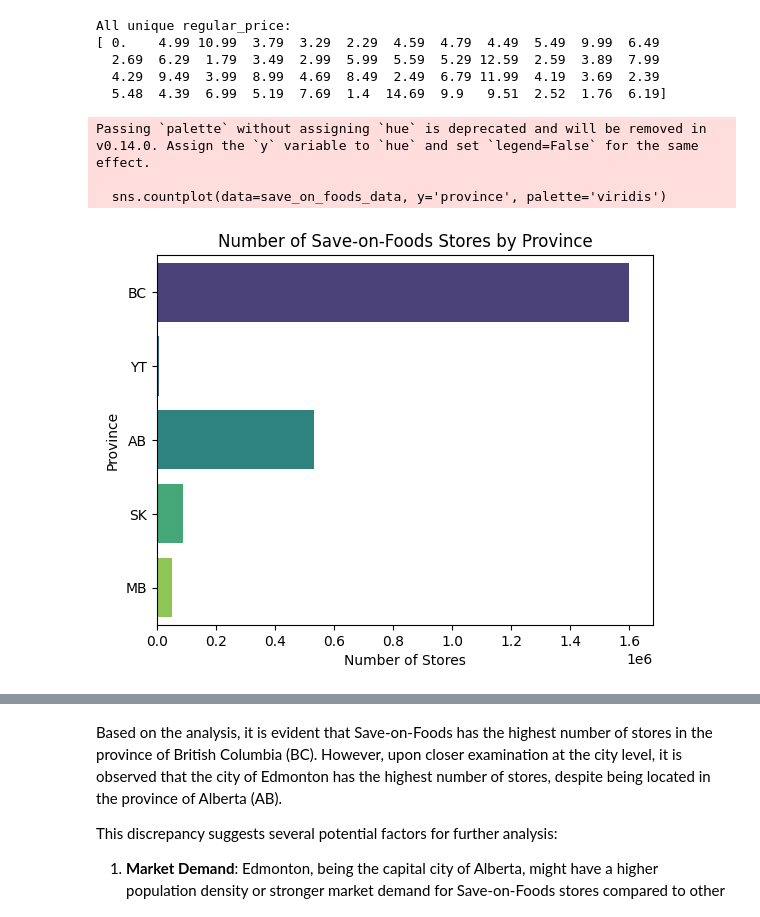
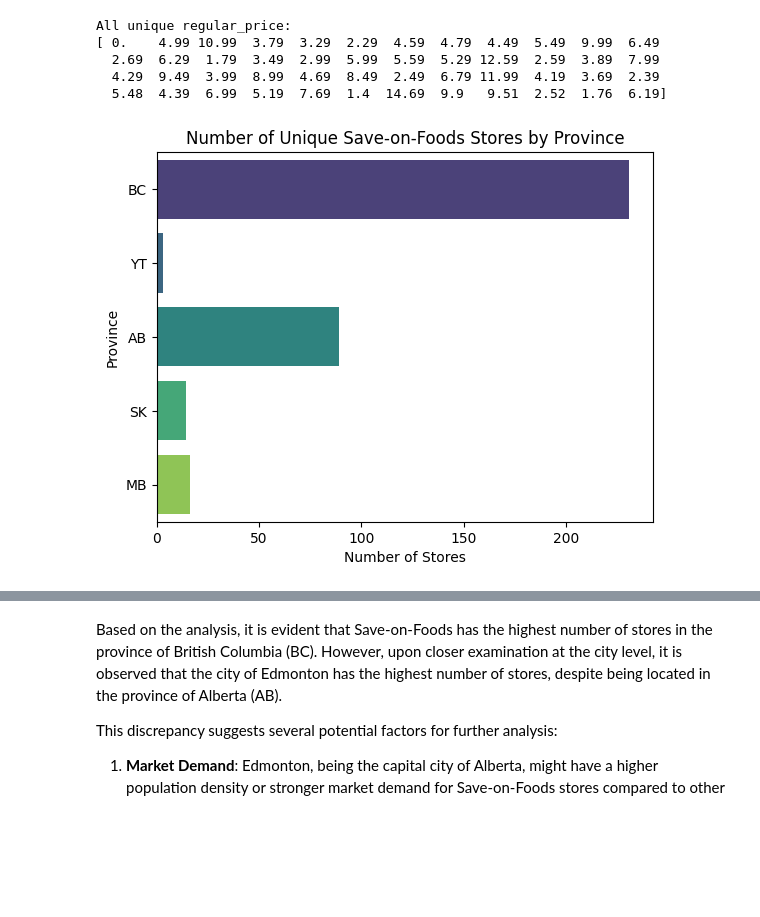
Before and after one commit to leningschulich/schulich_data_science, a Jupyter notebook: acp/Dynamic_Pricing_V1.ipynb, the cells around one changed output, grey strips where cells are left out. Drawn from its saved outputs; the diff is of its cells as text; code cells hidden in the pictures; blank space fills up the shorter version.

```diff
--- a/acp/Dynamic_Pricing_V1.ipynb
+++ b/acp/Dynamic_Pricing_V1.ipynb
@@ -52,7 +51,7 @@ import seaborn as sns
 # %% [markdown]
 ##### 1.2 Load Dataset
 # %%
-df = pd.read_csv('/Users/StarLi/Downloads/pmg-more-than-50-products.csv')
+df = pd.read_csv('/Users/frieda/Desktop/New Folder With Items/pmg-more-than-50-products.csv')
 df
 # %% [output]
 |  | product_id | product_matching_group_id | brand_name | name | company_product_id | category | ... |
@@ -810,18 +809,18 @@ All unique regular_price:
   4.29  9.49  3.99  8.99  4.69  8.49  2.49  6.79 11.99  4.19  3.69  2.39
   5.48  4.39  6.99  5.19  7.69  1.4  14.69  9.9   9.51  2.52  1.76  6.19]
 # %%
+
+save_on_foods_data_unique = save_on_foods_data.drop_duplicates(subset=['store_id'])
+
 # 2. Visualization
 
-sns.countplot(data=save_on_foods_data, y='province', palette='viridis')
+sns.countplot(data=save_on_foods_data_unique, y='province', palette='viridis')
 plt.xlabel('Number of Stores')
 plt.ylabel('Province')
-plt.title('Number of Save-on-Foods Stores by Province')
+plt.title('Number of Unique Save-on-Foods Stores by Province')
 plt.show()
 # %% [output]
-Passing `palette` without assigning `hue` is deprecated and will be removed in v0.14.0. Assign the `y` variable to `hue` and set `legend=False` for the same effect.
-
-  sns.countplot(data=save_on_foods_data, y='province', palette='viridis')
-[figure, old version]
+[figure, new version]
 # %%
 
 # Set the figure size
```
Also changed, not shown: parts of 7 cells of this notebook.
